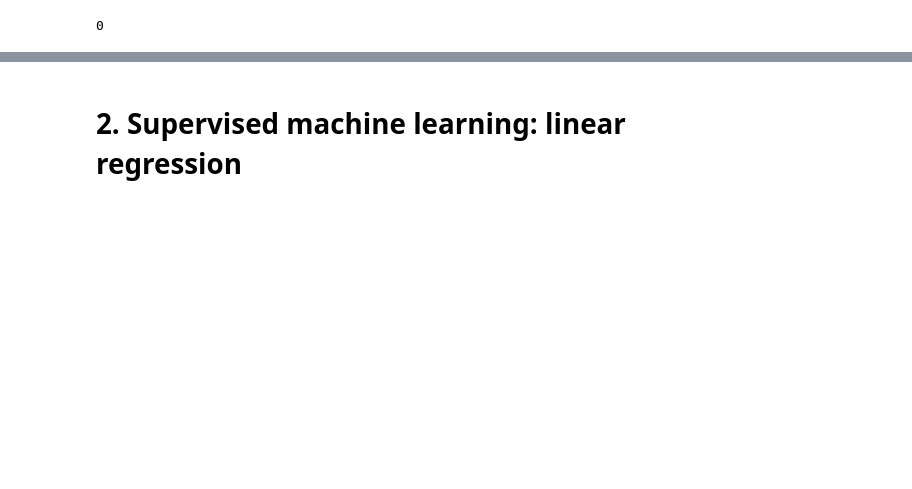
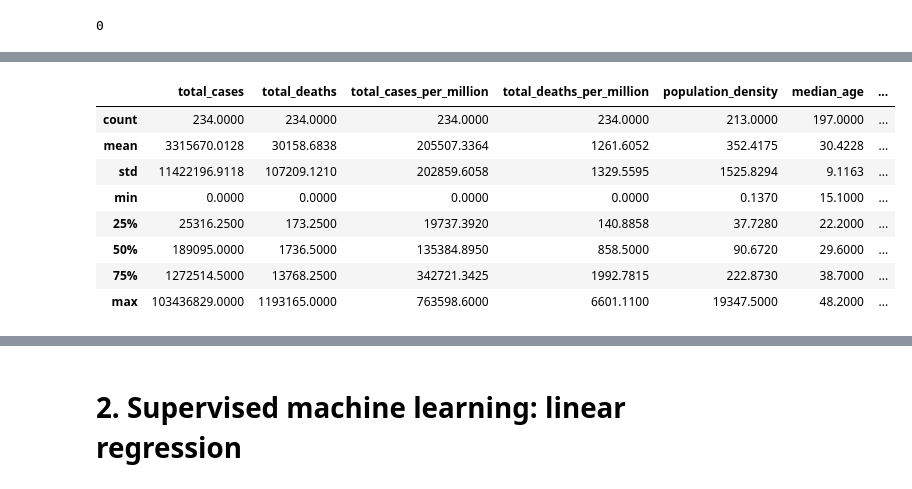
Before and after one commit to Juvenaawh/BI-Group7, a Jupyter notebook: MP3/Covid-MP3.ipynb, the cells around one changed output, grey strips where cells are left out. Saved outputs shown, nothing was run; the diff lists cells and outputs as text; code cells hidden in the pictures; blank space fills up the shorter version.

```diff
--- a/MP3/Covid-MP3.ipynb
+++ b/MP3/Covid-MP3.ipynb
@@ -371,0 +439,12 @@ df_covid_cleaned.duplicated().sum()
+# %%
+df_covid_cleaned.describe()
+# %% [output]
+|  | total_cases | total_deaths | total_cases_per_million | total_deaths_per_million | population_density | median_age | ... |
+| count | 234.0000 | 234.0000 | 234.0000 | 234.0000 | 213.0000 | 197.0000 | ... |
+| mean | 3315670.0128 | 30158.6838 | 205507.3364 | 1261.6052 | 352.4175 | 30.4228 | ... |
+| std | 11422196.9118 | 107209.1210 | 202859.6058 | 1329.5595 | 1525.8294 | 9.1163 | ... |
+| min | 0.0000 | 0.0000 | 0.0000 | 0.0000 | 0.1370 | 15.1000 | ... |
+| 25% | 25316.2500 | 173.2500 | 19737.3920 | 140.8858 | 37.7280 | 22.2000 | ... |
+| 50% | 189095.0000 | 1736.5000 | 135384.8950 | 858.5000 | 90.6720 | 29.6000 | ... |
+| 75% | 1272514.5000 | 13768.2500 | 342721.3425 | 1992.7815 | 222.8730 | 38.7000 | ... |
+| max | 103436829.0000 | 1193165.0000 | 763598.6000 | 6601.1100 | 19347.5000 | 48.2000 | ... |
```
Also changed, not shown: parts of 27 cells of this notebook.
